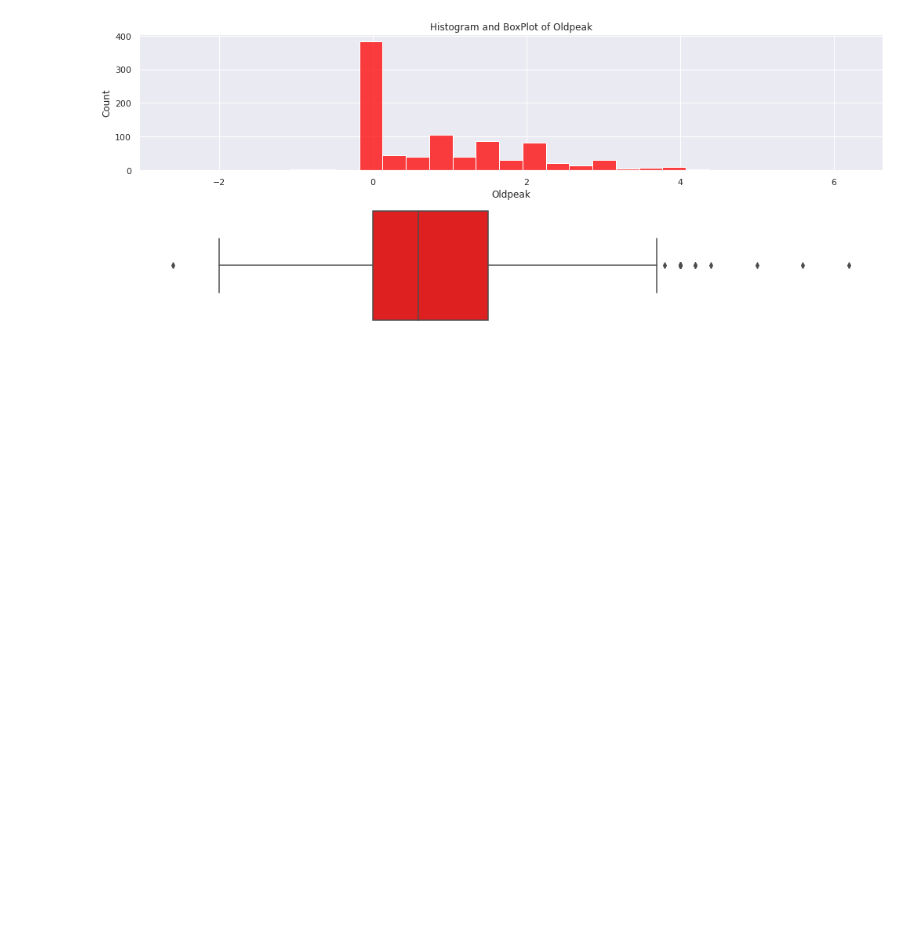
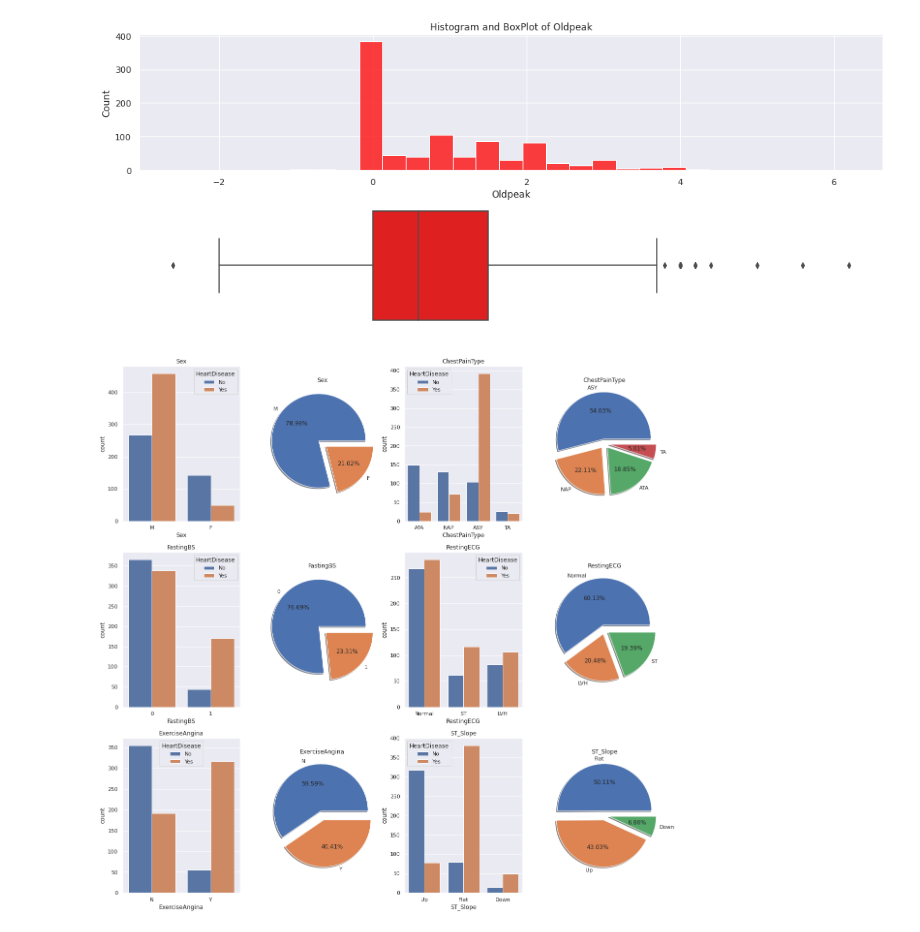
Before and after one commit to BrStefan/DataVis, a Jupyter notebook: DV_1.ipynb, the cells around one changed output. Saved outputs shown, nothing was run; the diff lists cells and outputs as text; code cells hidden in the pictures; blank space fills up the shorter version.

Commit message:
grouped plots for categoricals

```diff
--- a/DV_1.ipynb
+++ b/DV_1.ipynb
@@ -185,3 +185,25 @@ for col in numericals:
 [figure]
 [figure]
 [figure]
+# %%
+def show_grouped_data(features,target):
+  plt.figure(figsize=(20,20))
+  index=1
+  for feature in features:
+      plt.subplot(3,4,index)
+      sns.countplot(x=df[feature],hue=df[target])
+      plt.title(f'{feature}')
+
+      plt.subplot(3,4,index+1)
+      feature_counts = df[feature].value_counts()
+      plt.pie(feature_counts,explode=[0.1 for _ in range(feature_counts.shape[0])],autopct='%0.2f%%',shadow=True,labels=feature_counts.index)
+      plt.title(f'{feature}')
+
+      index +=2
+
+  plt.show()
+# %%
+
+show_grouped_data(categoricals.drop('HeartDisease'),'HeartDisease')
+# %% [output]
+[figure, added]
```
